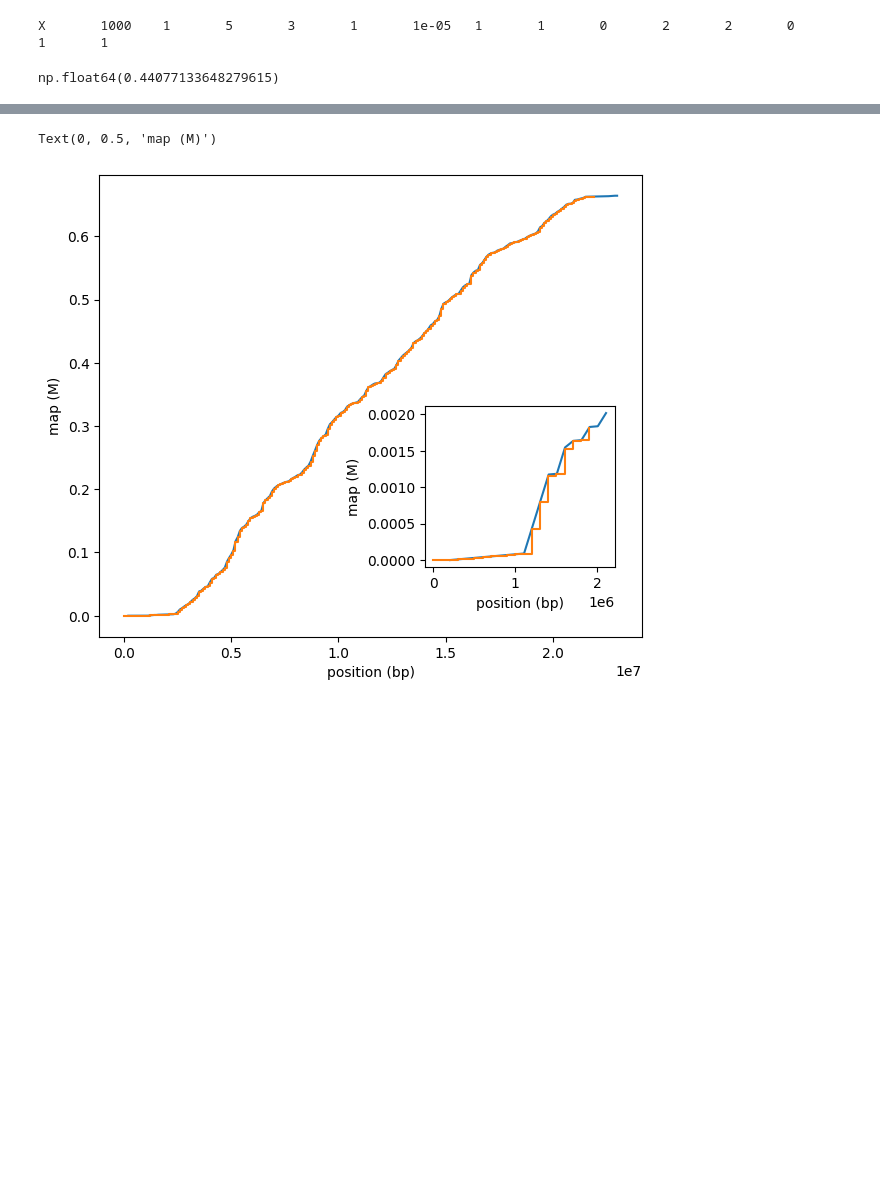
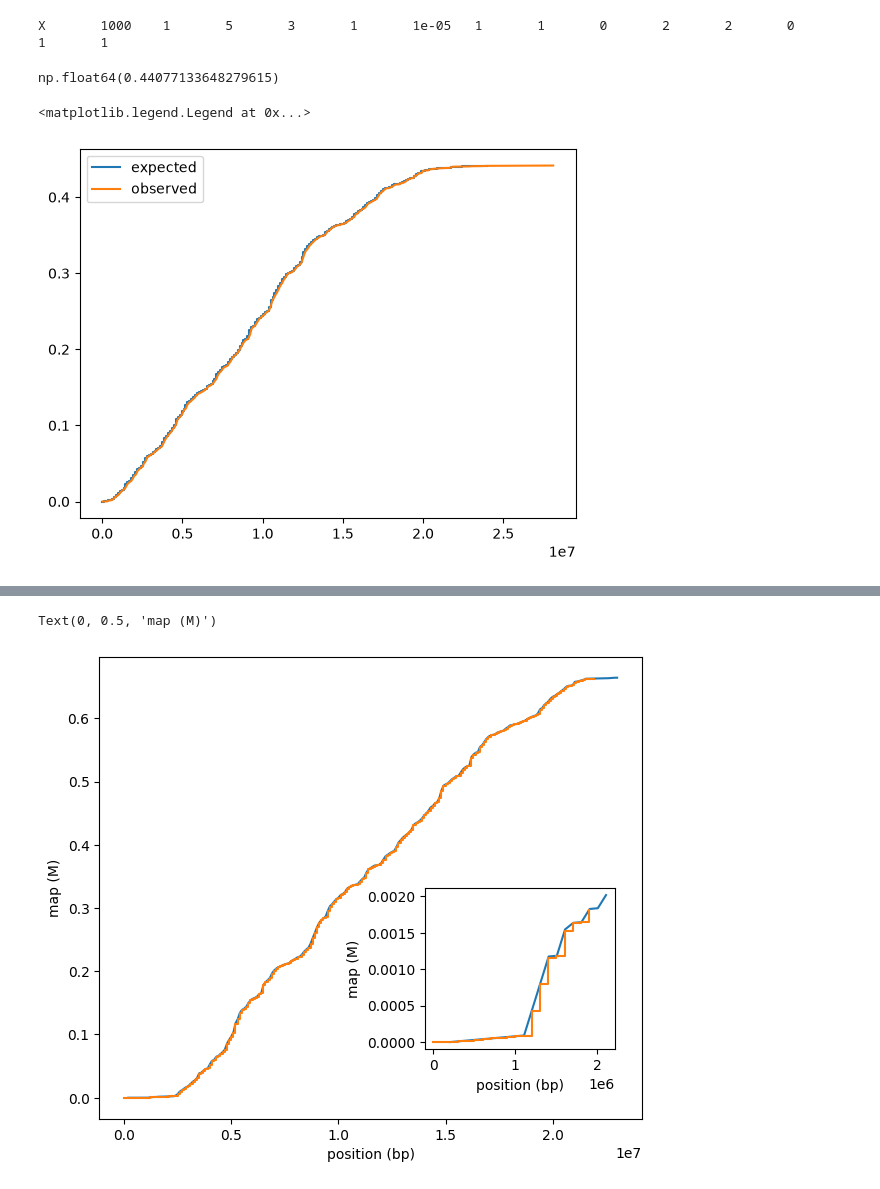
Before and after one commit to nwcol/dgrp_ancestry_disequilibrium, a Jupyter notebook: workflow/notebooks/prototypes.ipynb, the cells around one changed output, grey strips where cells are left out. Saved outputs shown, nothing was run; the diff lists cells and outputs as text; code cells hidden in the pictures; blank space fills up the shorter version.

```diff
--- a/workflow/notebooks/prototypes.ipynb
+++ b/workflow/notebooks/prototypes.ipynb
@@ -304,3 +304,44 @@ c = np.array(df[df[0] == "X"][6])
 np.cumsum(c)[-1]
 # %% [output]
 np.float64(0.44077133648279615)
+# %%
+def load_rec_map(filename, chrom):
+    """
+    Load a recombination map interpolation function.
+    """
+    df = pandas.read_csv(filename, sep="\\s+")
+    # Subset to `chrom` and extract interval endpoints
+    sub_df = df[df["Chrom"] == chrom]
+    map_xs = [1]
+    map_ys = [0]
+    for _, row in sub_df.iterrows():
+        start = row["Start"]
+        stop = row["Stop"]
+        # Convert to M/bp
+        rate = row["cM/Mb"] * 1e-8
+        map_span = (stop - start + 1) * rate
+        map_y = map_ys[-1] + map_span
+        map_xs.append(stop)
+        map_ys.append(map_y)
+    # Set up a function to interpolate site map coordinates
+    rec_map = lambda x: np.interp(x, map_xs, map_ys)
+    return rec_map
+
+
+arm = "3L"
+rec_map = load_rec_map("../../results/recomb_r6.tsv", arm)
+xs = np.linspace(0, 2.4e7, 200)
+ys = rec_map(xs)
+
+df = pandas.read_csv("../../results/AHMM_inputs/split/DGRP-3-0001_S1.tsv",
+                    names=["chrom", "pos", "1", "2", "3", "4", "c", "a", "A"], sep="\t")
+sub_df = df[df["chrom"] == arm]
+_xs = np.array(sub_df["pos"])
+_ys = np.cumsum(sub_df["c"])
+
+plt.step(xs, ys, label="expected")
+plt.step(_xs, _ys, label="observed")
+plt.legend()
+# %% [output]
+<matplotlib.legend.Legend at 0x...>
+[figure, added]
```
Also changed, not shown: parts of 2 cells of this notebook, 10 other files.
